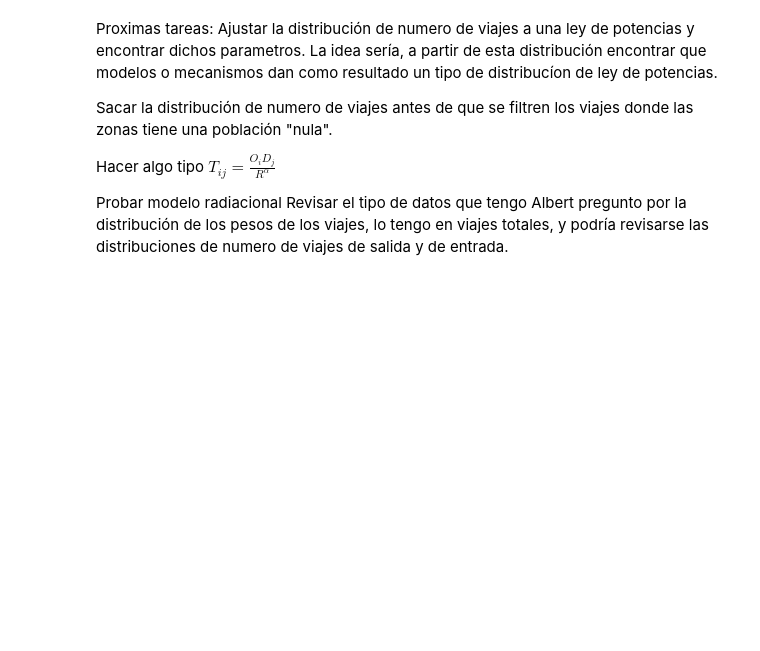
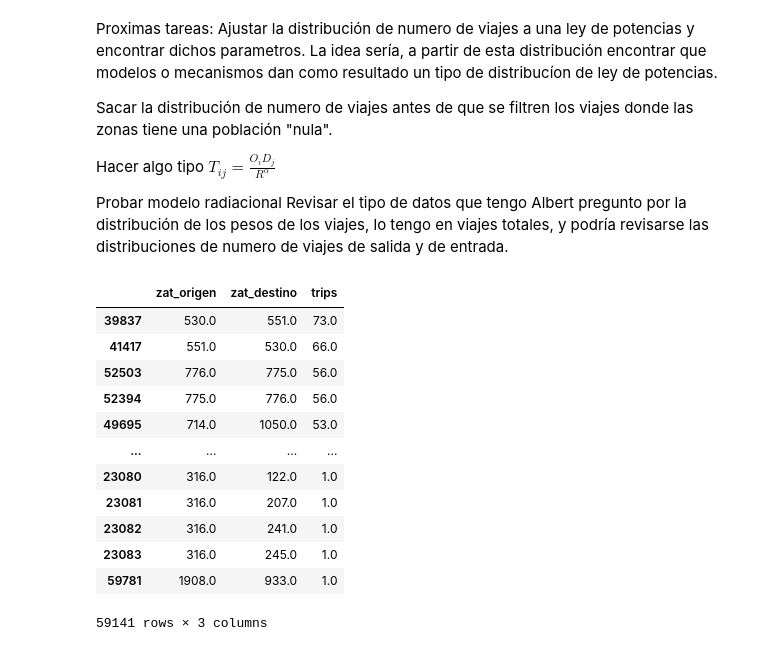
Before and after one commit to saramirezva/Mobility-Models-Bogot-, a Jupyter notebook: mobility_models.ipynb, the cells around one changed output. Saved outputs shown, nothing was run; the diff lists cells and outputs as text; code cells hidden in the pictures; blank space fills up the shorter version.

```diff
--- a/mobility_models.ipynb
+++ b/mobility_models.ipynb
@@ -372,3 +389,19 @@ Hacer algo tipo $T_{ij}=\frac{O_iD_j}{R^{\alpha}}$
 Probar modelo radiacional
 Revisar el tipo de datos que tengo
 Albert pregunto por la distribución de los pesos de los viajes, lo tengo en viajes totales, y podría revisarse las distribuciones de numero de viajes de salida y de entrada.
+# %%
+num_trips_df
+# %% [output]
+|  | zat_origen | zat_destino | trips |
+| 39837 | 530.0 | 551.0 | 73.0 |
+| 41417 | 551.0 | 530.0 | 66.0 |
+| 52503 | 776.0 | 775.0 | 56.0 |
+| 52394 | 775.0 | 776.0 | 56.0 |
+| 49695 | 714.0 | 1050.0 | 53.0 |
+| ... | ... | ... | ... |
+| 23080 | 316.0 | 122.0 | 1.0 |
+| 23081 | 316.0 | 207.0 | 1.0 |
+| 23082 | 316.0 | 241.0 | 1.0 |
+| 23083 | 316.0 | 245.0 | 1.0 |
+| 59781 | 1908.0 | 933.0 | 1.0 |
+59141 rows × 3 columns
```
Also changed, not shown: parts of 8 cells of this notebook, 1 other file.
